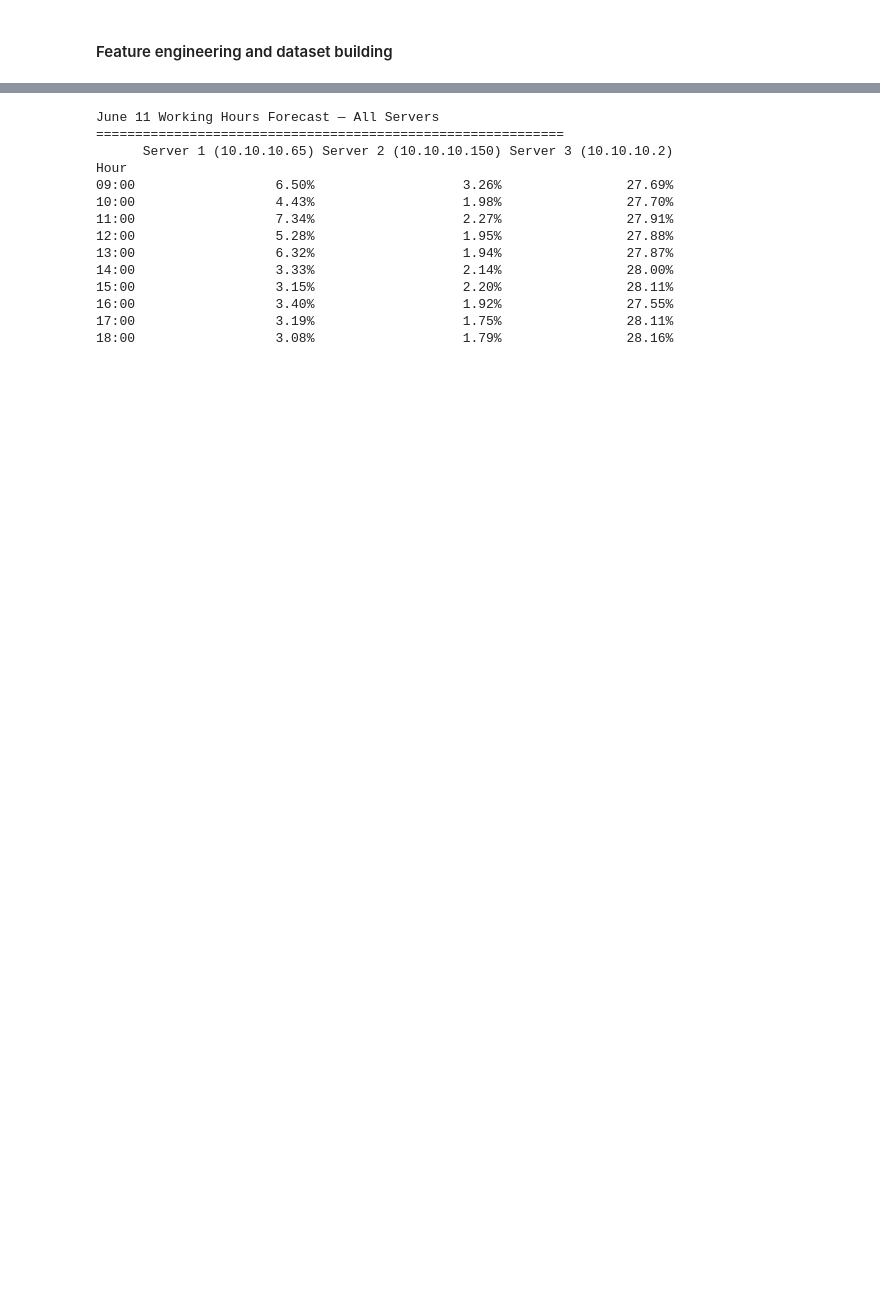
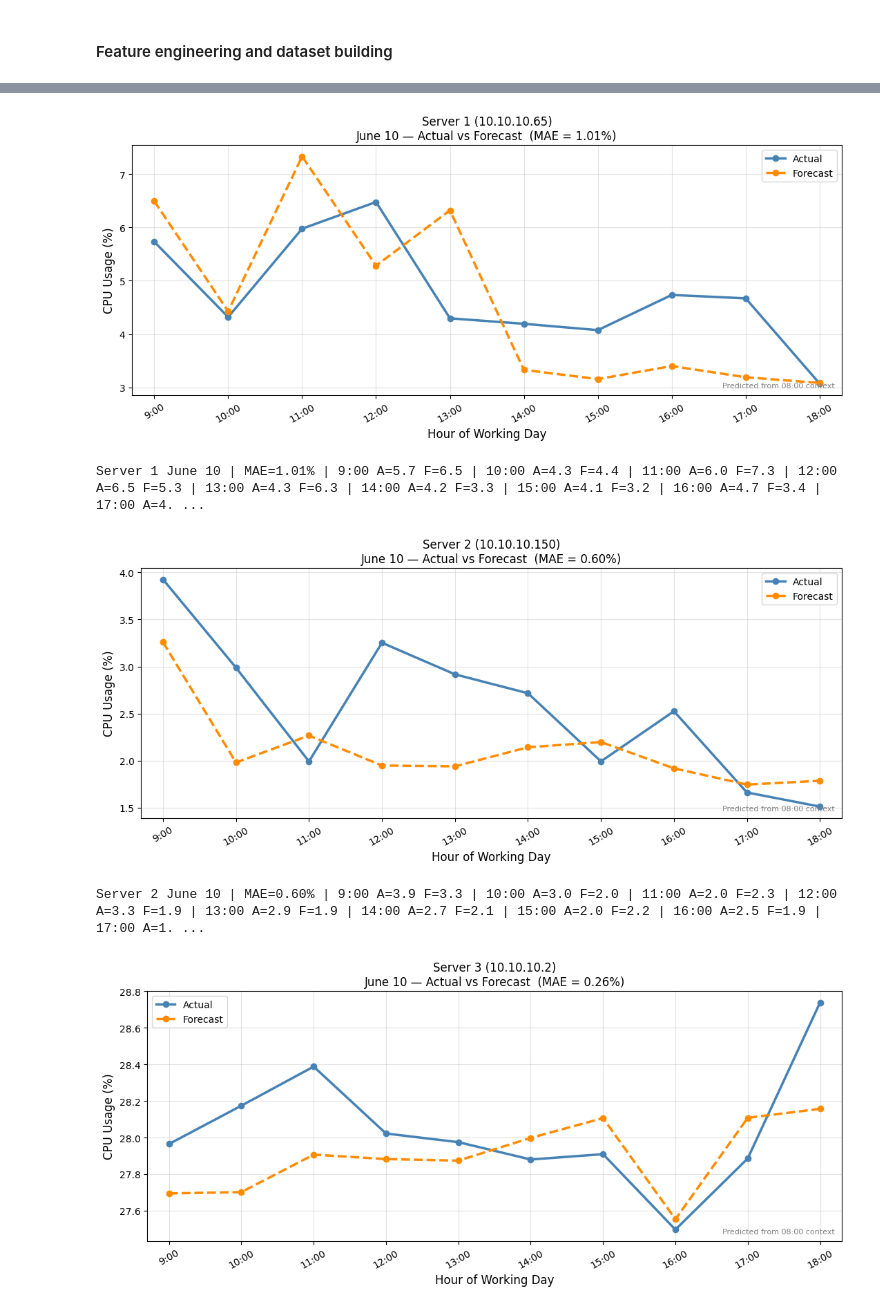
Before and after one commit to AvilashaGoswami1103/AI-Predictive-Maintenance, a Jupyter notebook: CPU/notebooks/working_hours.ipynb, the cells around one changed output, grey strips where cells are left out. Saved outputs shown, nothing was run; the diff lists cells and outputs as text; code cells hidden in the pictures; blank space fills up the shorter version.

```diff
--- a/CPU/notebooks/working_hours.ipynb
+++ b/CPU/notebooks/working_hours.ipynb
@@ -354,30 +323,53 @@ plt.show()
 # %%
-# June 11 forecast memory
-rows = []
-for h in WORK_HOURS:
-    row = {'Hour': f'{h:02d}:00'}
-    for sid in SERVER_IDS:
-        if sid in june11_forecasts:
-            i = WORK_HOURS.index(h)
-            row[f'Server {sid} ({server_names[sid]})'] = f"{june11_forecasts[sid][i]:.2f}%"
-    rows.append(row)
+# ─────────────────────────────────────────────────────────────────────────────
+# PLOT: June 10 — Actual vs Forecast, one separate figure per server
+# ─────────────────────────────────────────────────────────────────────────────
+june10_forecasts = {}
 
-summary = pd.DataFrame(rows).set_index('Hour')
-print('June 11 Working Hours Forecast — All Servers')
-print('=' * 60)
-print(summary.to_string())
+for sid in SERVER_IDS:
+    hourly = server_data[sid]
+    mdl    = models[sid]
+    name   = server_info[sid]
+
+    pred_row = get_8am_row(hourly, PRED_DATE_ACTUAL)
+    if pred_row is None:
+        print(f'Server {sid}: no 8 AM row for {PRED_DATE_ACTUAL}')
+        continue
+
+    X_infer  = pd.DataFrame([pred_row[FEATURE_COLS]])
+    forecast = mdl.predict(X_infer)[0]
+    actuals  = get_working_actuals(hourly, PRED_DATE_ACTUAL)
+    june10_forecasts[sid] = forecast
+
+    mae = np.nanmean(np.abs(forecast - actuals))
+
+    fig, ax = plt.subplots(figsize=(11, 5))
+    ax.plot(WORK_HOURS, actuals,  color='steelblue',  marker='o', lw=2.5, label='Actual')
+    ax.plot(WORK_HOURS, forecast, color='darkorange',  marker='o', lw=2.5,
+            linestyle='--', label='Forecast')
+    ax.set_xticks(WORK_HOURS)
+    ax.set_xticklabels(HOUR_LABELS, rotation=30)
+    ax.set_xlabel('Hour of Working Day', fontsize=12)
+    ax.set_ylabel('CPU Usage (%)', fontsize=12)
+    ax.set_title(
+        f'Server {sid} ({name})\n'
+        f'June 10 — Actual vs Forecast  (MAE = {mae:.2f}%)',
+        fontsize=12
+    )
+    ax.legend(fontsize=10)
+    ax.grid(True, alpha=0.35)
+    ax.set_xlim(WORK_HOURS[0] - 0.3, WORK_HOURS[-1] + 0.3)
+    ax.text(0.99, 0.03, f'Predicted from 08:00 context',
+            transform=ax.transAxes, ha='right', fontsize=8, color='gray')
+    plt.tight_layout()
+    plt.show()
+
+    print(f'Server {sid} June 10 | MAE={mae:.2f}% | '
+          + ' | '.join([f'{h}:00 A={a:.1f} F={f:.1f}'
+                        for h,a,f in zip(WORK_HOURS, actuals, forecast)]))
 # %% [output]
+[figure, added]
-June 11 Working Hours Forecast — All Servers
-============================================================
-      Server 1 (10.10.10.65) Server 2 (10.10.10.150) Server 3 (10.10.10.2)
-Hour
-09:00                  6.50%                   3.26%                27.69%
-10:00                  4.43%                   1.98%                27.70%
-11:00                  7.34%                   2.27%                27.91%
-12:00                  5.28%                   1.95%                27.88%
-13:00                  6.32%                   1.94%                27.87%
-14:00                  3.33%                   2.14%                28.00%
-15:00                  3.15%                   2.20%                28.11%
-16:00                  3.40%                   1.92%                27.55%
-17:00                  3.19%                   1.75%                28.11%
-18:00                  3.08%                   1.79%                28.16%
+Server 1 June 10 | MAE=1.01% | 9:00 A=5.7 F=6.5 | 10:00 A=4.3 F=4.4 | 11:00 A=6.0 F=7.3 | 12:00 A=6.5 F=5.3 | 13:00 A=4.3 F=6.3 | 14:00 A=4.2 F=3.3 | 15:00 A=4.1 F=3.2 | 16:00 A=4.7 F=3.4 | 17:00 A=4. ...
+[figure, added]
+Server 2 June 10 | MAE=0.60% | 9:00 A=3.9 F=3.3 | 10:00 A=3.0 F=2.0 | 11:00 A=2.0 F=2.3 | 12:00 A=3.3 F=1.9 | 13:00 A=2.9 F=1.9 | 14:00 A=2.7 F=2.1 | 15:00 A=2.0 F=2.2 | 16:00 A=2.5 F=1.9 | 17:00 A=1. ...
+[figure, added]
```
Also changed, not shown: parts of 19 cells of this notebook.
